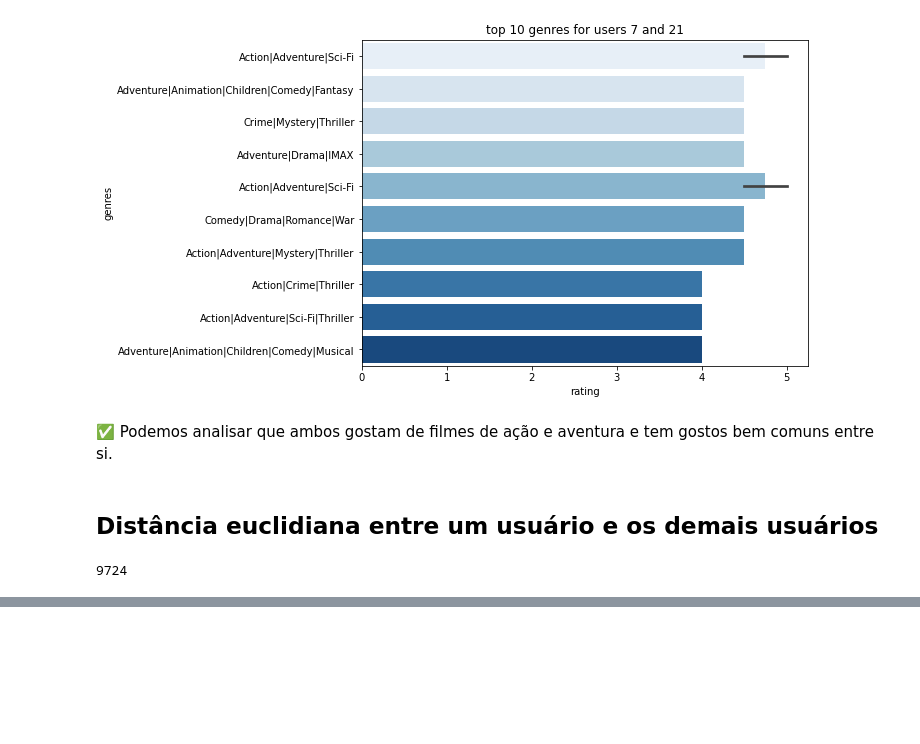
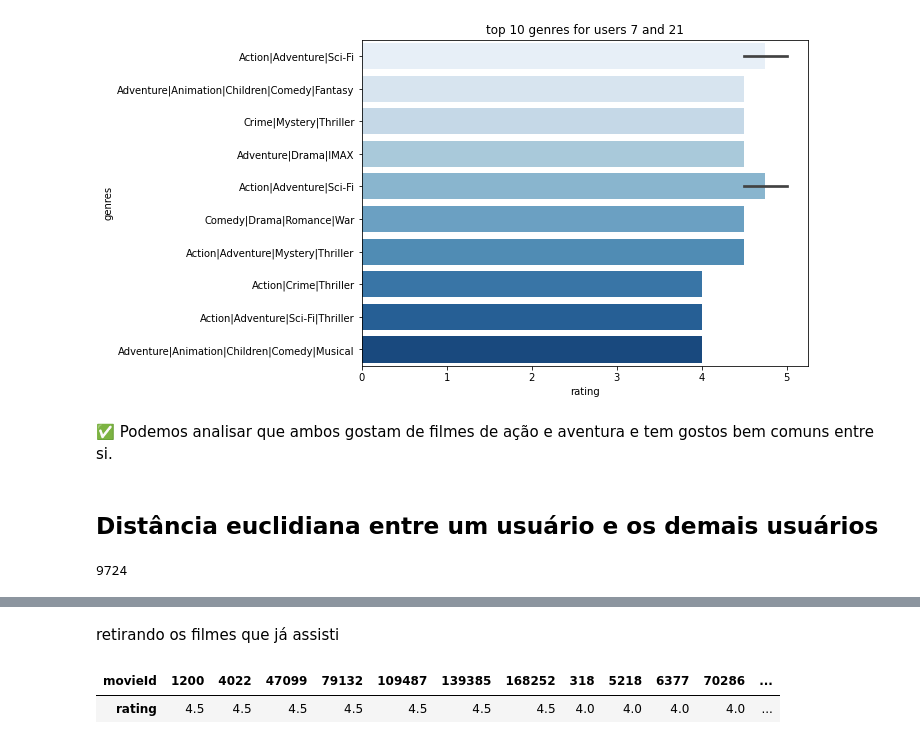
Before and after one commit to victor-hro/movie-recommender, a Jupyter notebook: heurísticas_e_KNN.ipynb, the cells around one changed output, grey strips where cells are left out. Drawn from its saved outputs; the diff is of its cells as text; code cells hidden in the pictures; blank space fills up the shorter version.

```diff
--- a/heurísticas_e_KNN.ipynb
+++ b/heurísticas_e_KNN.ipynb
@@ -431,0 +460,13 @@ close_users(1, n_users=10)
+# %% [markdown]
+retirando os filmes que já assisti
+# %%
+# removendo da lista os filmes que o usuário 1 já viu
+# se existir algum filme que o usuário 1 viu e o mais similar não viu, haverá erro no df.drop
+# para isso ignoramos as mensagens de erro
+
+watched = user_ratings(1).index
+user_most_similar_ratings = user_most_similar_ratings.drop(watched, errors='ignore').sort_values('rating', ascending=False)
+user_most_similar_ratings.T
+# %% [output]
+| movieId | 1200 | 4022 | 47099 | 79132 | 109487 | 139385 | 168252 | 318 | 5218 | 6377 | 70286 | ... |
+| rating | 4.5 | 4.5 | 4.5 | 4.5 | 4.5 | 4.5 | 4.5 | 4.0 | 4.0 | 4.0 | 4.0 | ... |
```
Also changed, not shown: parts of 6 cells of this notebook.
